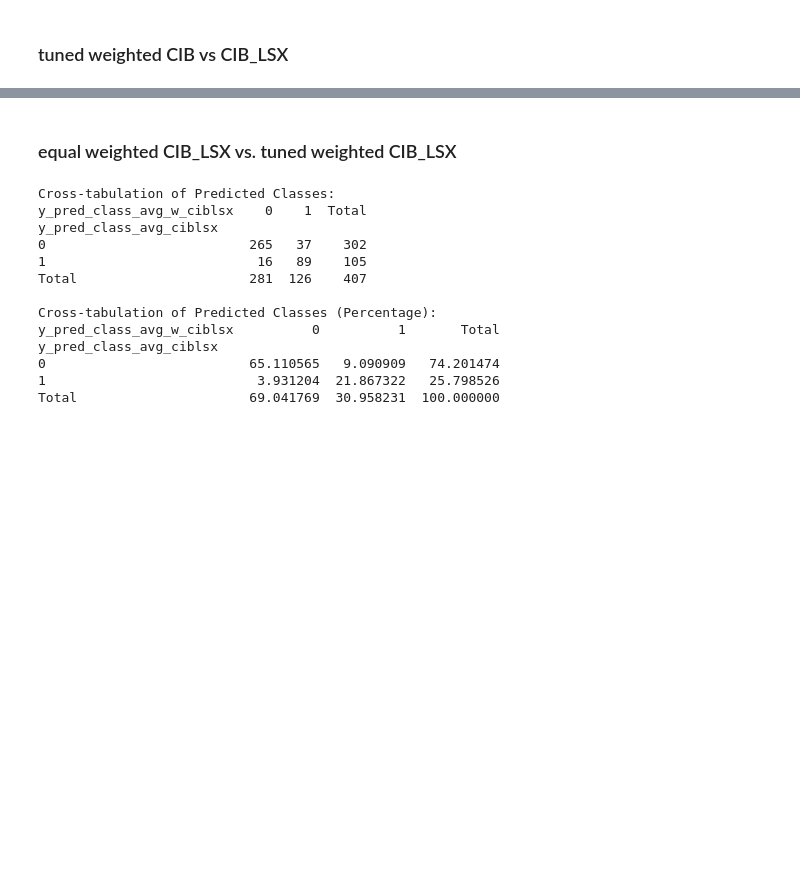
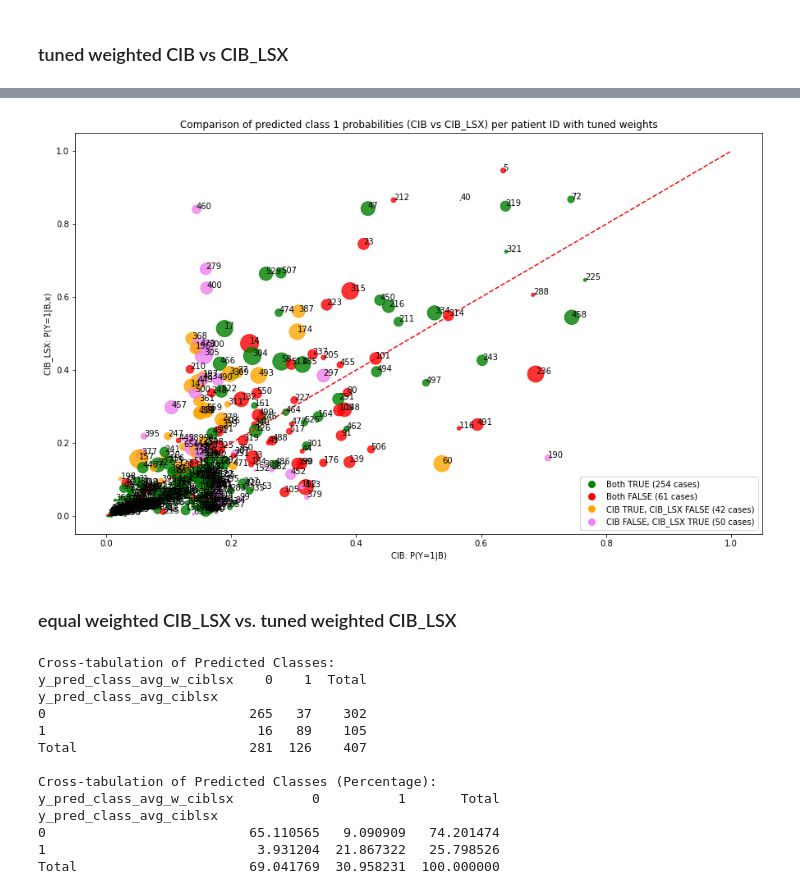
Before and after one commit to Mauwrice/explainable_AI, a Jupyter notebook: res_comparison.ipynb, the cells around one changed output, grey strips where cells are left out. Drawn from its saved outputs; the diff is of its cells as text; code cells hidden in the pictures; blank space fills up the shorter version.

```diff
--- a/res_comparison.ipynb
+++ b/res_comparison.ipynb
@@ -108,3 +121,45 @@ Total                      69.041769  30.958231  100.000000
+# %%
+# Increase the figure size
+plt.figure(figsize=(15, 9))
+
+# Define colors based on conditions
+colors = np.where((merged_df['pred_correct_w_cib'] & merged_df['pred_correct_w_ciblsx']), 'green',
+                  np.where(~(merged_df['pred_correct_w_cib'] | merged_df['pred_correct_w_ciblsx']), 'red',
+                           np.where((merged_df['pred_correct_w_cib'] & ~merged_df['pred_correct_w_ciblsx']), 'orange',
+                                    np.where((~merged_df['pred_correct_w_cib'] & merged_df['pred_correct_w_ciblsx']), 'violet', 'gray'))))
+
+# Scatter plot with size based on uncertainties
+scatter = plt.scatter(merged_df['y_pred_trafo_avg_w_cib'], merged_df['y_pred_trafo_avg_w_ciblsx'],
+                      label='weighted Cib vs Ciblsx', marker='o', c=colors, s=merged_df['y_pred_unc_w_ciblsx'] * 500, alpha=0.8)
+
+# Add the 90-degree line in red
+plt.plot([0, 1], [0, 1], color='red', linestyle='--')
+
+plt.title('Comparison of predicted class 1 probabilities (CIB vs CIB_LSX) per patient ID with tuned weights')
+plt.xlabel('CIB: P(Y=1|B)')
+plt.ylabel('CIB_LSX: P(Y=1|B,x)')
+
+
+# Add patient IDs to the points
+for i, txt in enumerate(merged_df['p_id']):
+    plt.annotate(txt, (merged_df['y_pred_trafo_avg_w_cib'][i], merged_df['y_pred_trafo_avg_w_ciblsx'][i]))
+
+# Create legend with count
+legend_labels = {
+    'Green': f'Both TRUE ({np.sum(merged_df["pred_correct_w_cib"] & merged_df["pred_correct_w_ciblsx"])} cases)',
+    'Red': f'Both FALSE ({np.sum(~(merged_df["pred_correct_w_cib"] | merged_df["pred_correct_w_ciblsx"]))} cases)',
+    'Orange': f'CIB TRUE, CIB_LSX FALSE ({np.sum(merged_df["pred_correct_w_cib"] & ~merged_df["pred_correct_w_ciblsx"])} cases)',
+    'Violet': f'CIB FALSE, CIB_LSX TRUE ({np.sum(~merged_df["pred_correct_w_cib"] & merged_df["pred_correct_w_ciblsx"])} cases)'}
+
+legend_elements = [Line2D([0], [0], marker='o', color='w', label=label, markerfacecolor=color, markersize=10)
+                   for color, label in legend_labels.items()]
+
+plt.legend(handles=legend_elements, loc='lower right')
+
+# Show the plot
+plt.show()
+# %% [output]
+[figure, added]
 # %% [markdown]
 ### equal weighted CIB_LSX vs. tuned weighted CIB_LSX
 # %%
```
Also changed, not shown: parts of 21 cells of this notebook, 3 other files.
